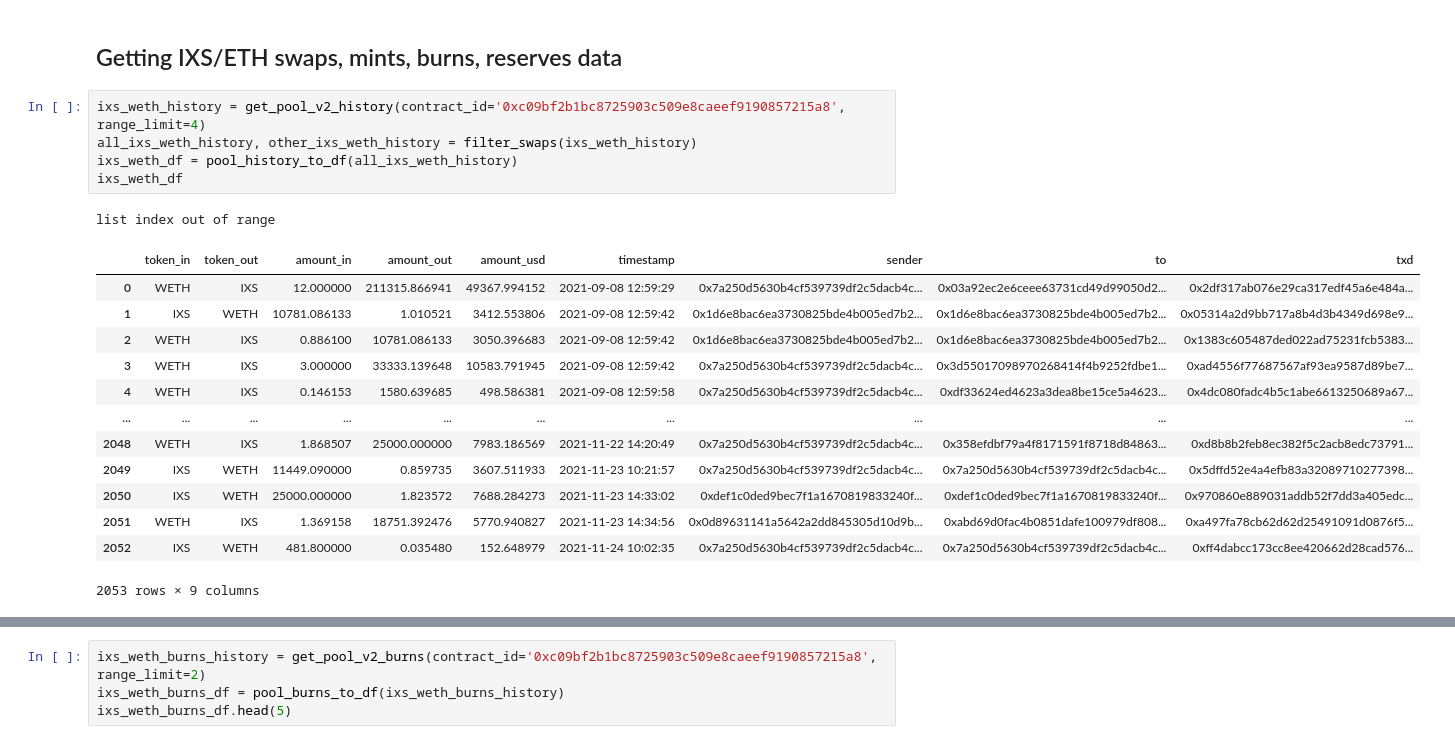
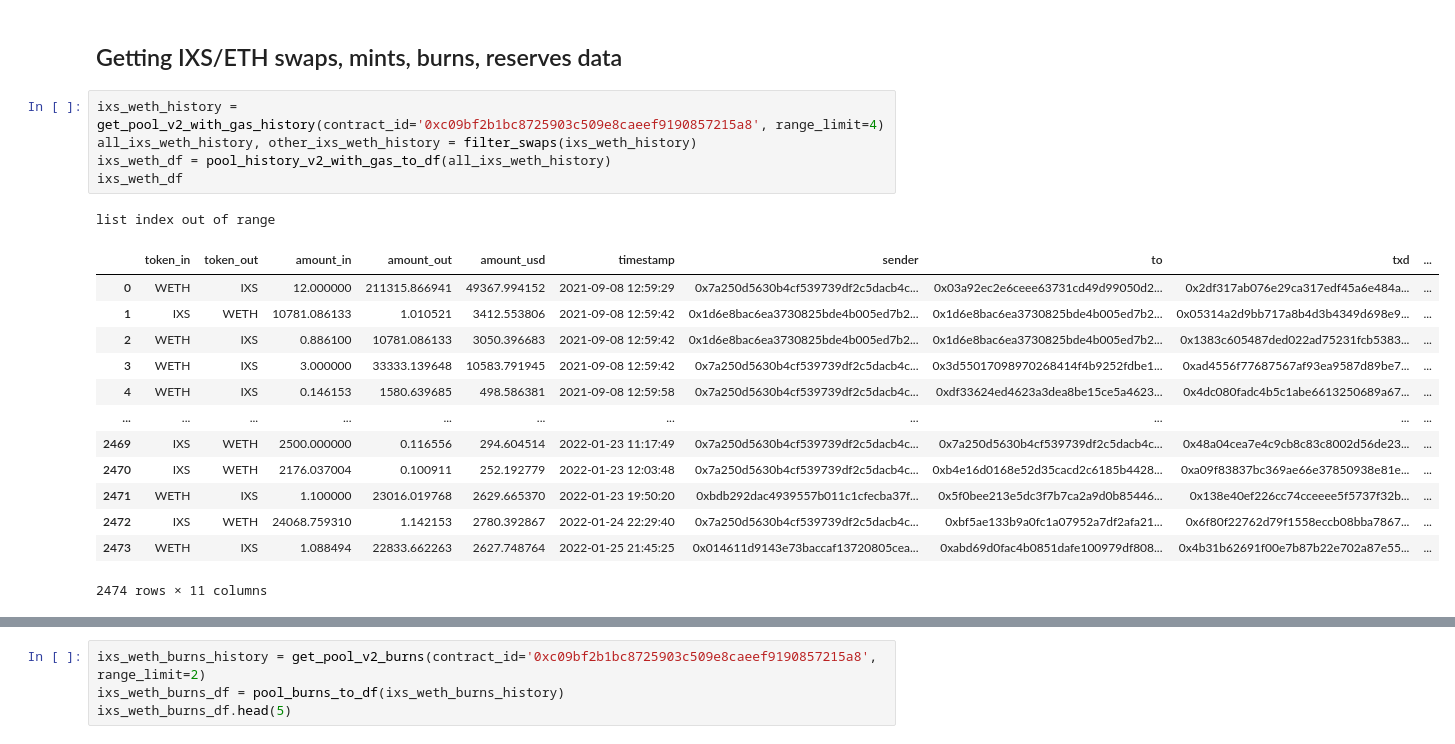
Before and after one commit to IX-Swap/data-science, a Jupyter notebook: real_v2_pools_stories/pools_flash_filtered_collector.ipynb, the cells around one changed output, grey strips where cells are left out. Saved outputs shown, nothing was run; the diff lists cells and outputs as text.

```diff
--- a/real_v2_pools_stories/pools_flash_filtered_collector.ipynb
+++ b/real_v2_pools_stories/pools_flash_filtered_collector.ipynb
@@ -262,25 +352,25 @@ wbtc_dai_burns_df = pd.read_pickle(os.getcwd() + "\\pkl_stories\\wbtc_dai_burns.
 # %% [markdown]
 ## Getting IXS/ETH swaps, mints, burns, reserves data
 # %%
-ixs_weth_history = get_pool_v2_history(contract_id='0xc09bf2b1bc8725903c509e8caeef9190857215a8', range_limit=4)
+ixs_weth_history = get_pool_v2_with_gas_history(contract_id='0xc09bf2b1bc8725903c509e8caeef9190857215a8', range_limit=4)
 all_ixs_weth_history, other_ixs_weth_history = filter_swaps(ixs_weth_history)
-ixs_weth_df = pool_history_to_df(all_ixs_weth_history)
+ixs_weth_df = pool_history_v2_with_gas_to_df(all_ixs_weth_history)
 ixs_weth_df
 # %% [output]
 list index out of range
-|  | token_in | token_out | amount_in | amount_out | amount_usd | timestamp | sender | to | txd |
-| 0 | WETH | IXS | 12.000000 | 211315.866941 | 49367.994152 | 2021-09-08 12:59:29 | 0x7a250d5630b4cf539739df2c5dacb4c... | 0x03a92ec2e6ceee63731cd49d99050d2... | 0x2df317ab076e29ca317edf45a6e484a... |
-| 1 | IXS | WETH | 10781.086133 | 1.010521 | 3412.553806 | 2021-09-08 12:59:42 | 0x1d6e8bac6ea3730825bde4b005ed7b2... | 0x1d6e8bac6ea3730825bde4b005ed7b2... | 0x05314a2d9bb717a8b4d3b4349d698e9... |
-| 2 | WETH | IXS | 0.886100 | 10781.086133 | 3050.396683 | 2021-09-08 12:59:42 | 0x1d6e8bac6ea3730825bde4b005ed7b2... | 0x1d6e8bac6ea3730825bde4b005ed7b2... | 0x1383c605487ded022ad75231fcb5383... |
-| 3 | WETH | IXS | 3.000000 | 33333.139648 | 10583.791945 | 2021-09-08 12:59:42 | 0x7a250d5630b4cf539739df2c5dacb4c... | 0x3d55017098970268414f4b9252fdbe1... | 0xad4556f77687567af93ea9587d89be7... |
-| 4 | WETH | IXS | 0.146153 | 1580.639685 | 498.586381 | 2021-09-08 12:59:58 | 0x7a250d5630b4cf539739df2c5dacb4c... | 0xdf33624ed4623a3dea8be15ce5a4623... | 0x4dc080fadc4b5c1abe6613250689a67... |
-| ... | ... | ... | ... | ... | ... | ... | ... | ... | ... |
-| 2048 | WETH | IXS | 1.868507 | 25000.000000 | 7983.186569 | 2021-11-22 14:20:49 | 0x7a250d5630b4cf539739df2c5dacb4c... | 0x358efdbf79a4f8171591f8718d84863... | 0xd8b8b2feb8ec382f5c2acb8edc73791... |
-| 2049 | IXS | WETH | 11449.090000 | 0.859735 | 3607.511933 | 2021-11-23 10:21:57 | 0x7a250d5630b4cf539739df2c5dacb4c... | 0x7a250d5630b4cf539739df2c5dacb4c... | 0x5dffd52e4a4efb83a32089710277398... |
-| 2050 | IXS | WETH | 25000.000000 | 1.823572 | 7688.284273 | 2021-11-23 14:33:02 | 0xdef1c0ded9bec7f1a1670819833240f... | 0xdef1c0ded9bec7f1a1670819833240f... | 0x970860e889031addb52f7dd3a405edc... |
-| 2051 | WETH | IXS | 1.369158 | 18751.392476 | 5770.940827 | 2021-11-23 14:34:56 | 0x0d89631141a5642a2dd845305d10d9b... | 0xabd69d0fac4b0851dafe100979df808... | 0xa497fa78cb62d62d25491091d0876f5... |
-| 2052 | IXS | WETH | 481.800000 | 0.035480 | 152.648979 | 2021-11-24 10:02:35 | 0x7a250d5630b4cf539739df2c5dacb4c... | 0x7a250d5630b4cf539739df2c5dacb4c... | 0xff4dabcc173cc8ee420662d28cad576... |
+|  | token_in | token_out | amount_in | amount_out | amount_usd | timestamp | sender | to | txd | ... |
+| 0 | WETH | IXS | 12.000000 | 211315.866941 | 49367.994152 | 2021-09-08 12:59:29 | 0x7a250d5630b4cf539739df2c5dacb4c... | 0x03a92ec2e6ceee63731cd49d99050d2... | 0x2df317ab076e29ca317edf45a6e484a... | ... |
+| 1 | IXS | WETH | 10781.086133 | 1.010521 | 3412.553806 | 2021-09-08 12:59:42 | 0x1d6e8bac6ea3730825bde4b005ed7b2... | 0x1d6e8bac6ea3730825bde4b005ed7b2... | 0x05314a2d9bb717a8b4d3b4349d698e9... | ... |
+| 2 | WETH | IXS | 0.886100 | 10781.086133 | 3050.396683 | 2021-09-08 12:59:42 | 0x1d6e8bac6ea3730825bde4b005ed7b2... | 0x1d6e8bac6ea3730825bde4b005ed7b2... | 0x1383c605487ded022ad75231fcb5383... | ... |
+| 3 | WETH | IXS | 3.000000 | 33333.139648 | 10583.791945 | 2021-09-08 12:59:42 | 0x7a250d5630b4cf539739df2c5dacb4c... | 0x3d55017098970268414f4b9252fdbe1... | 0xad4556f77687567af93ea9587d89be7... | ... |
+| 4 | WETH | IXS | 0.146153 | 1580.639685 | 498.586381 | 2021-09-08 12:59:58 | 0x7a250d5630b4cf539739df2c5dacb4c... | 0xdf33624ed4623a3dea8be15ce5a4623... | 0x4dc080fadc4b5c1abe6613250689a67... | ... |
+| ... | ... | ... | ... | ... | ... | ... | ... | ... | ... | ... |
+| 2469 | IXS | WETH | 2500.000000 | 0.116556 | 294.604514 | 2022-01-23 11:17:49 | 0x7a250d5630b4cf539739df2c5dacb4c... | 0x7a250d5630b4cf539739df2c5dacb4c... | 0x48a04cea7e4c9cb8c83c8002d56de23... | ... |
+| 2470 | IXS | WETH | 2176.037004 | 0.100911 | 252.192779 | 2022-01-23 12:03:48 | 0x7a250d5630b4cf539739df2c5dacb4c... | 0xb4e16d0168e52d35cacd2c6185b4428... | 0xa09f83837bc369ae66e37850938e81e... | ... |
+| 2471 | WETH | IXS | 1.100000 | 23016.019768 | 2629.665370 | 2022-01-23 19:50:20 | 0xbdb292dac4939557b011c1cfecba37f... | 0x5f0bee213e5dc3f7b7ca2a9d0b85446... | 0x138e40ef226cc74cceeee5f5737f32b... | ... |
+| 2472 | IXS | WETH | 24068.759310 | 1.142153 | 2780.392867 | 2022-01-24 22:29:40 | 0x7a250d5630b4cf539739df2c5dacb4c... | 0xbf5ae133b9a0fc1a07952a7df2afa21... | 0x6f80f22762d79f1558eccb08bba7867... | ... |
+| 2473 | WETH | IXS | 1.088494 | 22833.662263 | 2627.748764 | 2022-01-25 21:45:25 | 0x014611d9143e73baccaf13720805cea... | 0xabd69d0fac4b0851dafe100979df808... | 0x4b31b62691f00e7b87b22e702a87e55... | ... |
-2053 rows × 9 columns
+2474 rows × 11 columns
 # %%
 ixs_weth_reserves_history = get_pool_v2_reserves_history(contract_id='0xc09bf2b1bc8725903c509e8caeef9190857215a8')
 ixs_weth_reserves_df = pool_reserves_to_df(ixs_weth_reserves_history)
```
Also changed, not shown: parts of 88 cells of this notebook, 6 other files.
